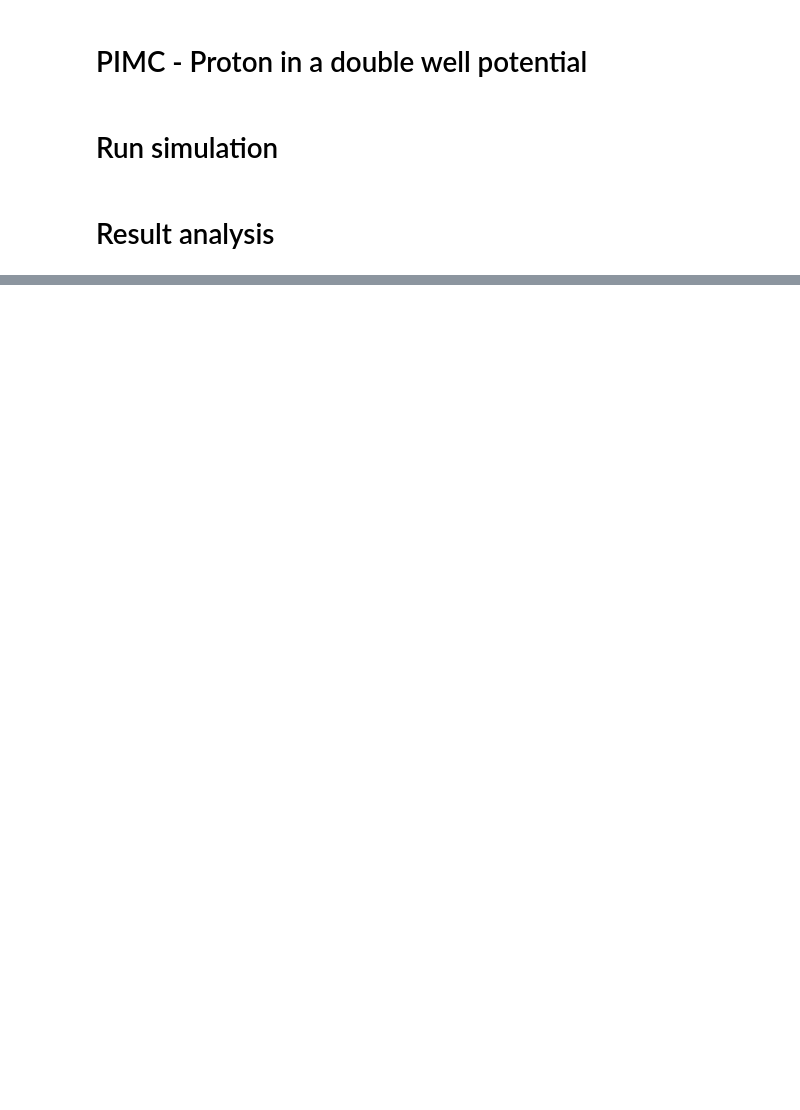
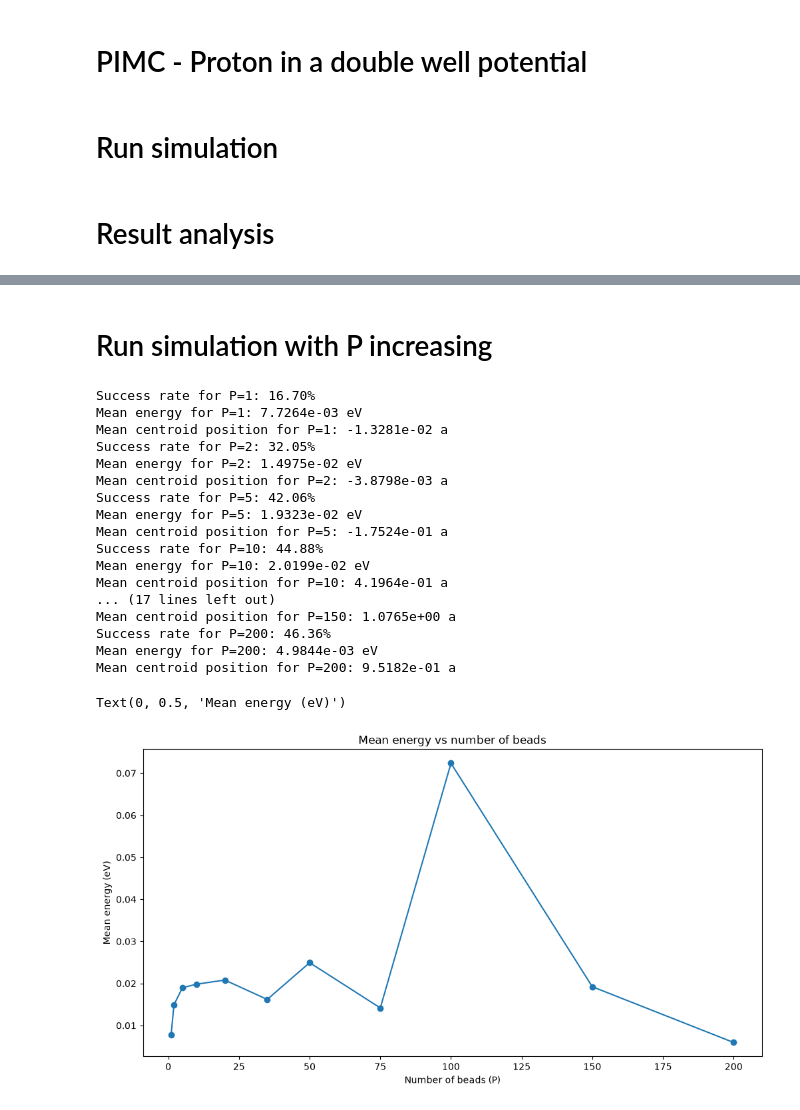
Before and after one commit to jJulZzZ/MSN---Projet-8, a Jupyter notebook: simu.ipynb, the cells around one changed output, grey strips where cells are left out. Saved outputs shown, nothing was run; the diff lists cells and outputs as text; code cells hidden in the pictures; blank space fills up the shorter version.

```diff
--- a/simu.ipynb
+++ b/simu.ipynb
@@ -155,0 +225,40 @@ Text(0.5, 1.0, 'Distribution of centroid positions (reduced units)')
+# %% [markdown]
+# Run simulation with P increasing
+# %%
+P_list = [1, 2, 5, 10, 20, 35, 50, 75, 100, 150, 200]
+energy_list = []
+for P in P_list:
+    M_conf, success_list, params = run_simulation(100000, P)
+    success_rate = np.mean(success_list) * 100
+    print(f"Success rate for P={P}: {success_rate:.2f}%")
+    print(f"Mean energy for P={P}: {np.mean(mean_energy(M_conf)) / const.e:.4e} eV")
+    print(f"Mean centroid position for P={P}: {np.mean(centroid_distribution(M_conf)) / params.a:.4e} a")
+    energy_list.append(np.mean(mean_energy(M_conf)[int(np.ceil(params.N/2)):]))  # Mean energy after equilibration (discard first half of the simulation)
+
+
+# Plot mean energy vs number of beads
+plt.figure(figsize=(12, 6))
+plt.plot(P_list, np.array(energy_list) / const.e, marker='o')
+plt.title('Mean energy vs number of beads')
+plt.xlabel('Number of beads (P)')
+plt.ylabel('Mean energy (eV)')
+# %% [output]
+Success rate for P=1: 16.70%
+Mean energy for P=1: 7.7264e-03 eV
+Mean centroid position for P=1: -1.3281e-02 a
+Success rate for P=2: 32.05%
+Mean energy for P=2: 1.4975e-02 eV
+Mean centroid position for P=2: -3.8798e-03 a
+Success rate for P=5: 42.06%
+Mean energy for P=5: 1.9323e-02 eV
+Mean centroid position for P=5: -1.7524e-01 a
+Success rate for P=10: 44.88%
+Mean energy for P=10: 2.0199e-02 eV
+Mean centroid position for P=10: 4.1964e-01 a
+... (17 lines left out)
+Mean centroid position for P=150: 1.0765e+00 a
+Success rate for P=200: 46.36%
+Mean energy for P=200: 4.9844e-03 eV
+Mean centroid position for P=200: 9.5182e-01 a
+Text(0, 0.5, 'Mean energy (eV)')
+[figure, added]
```
Also changed, not shown: parts of 3 cells of this notebook.
